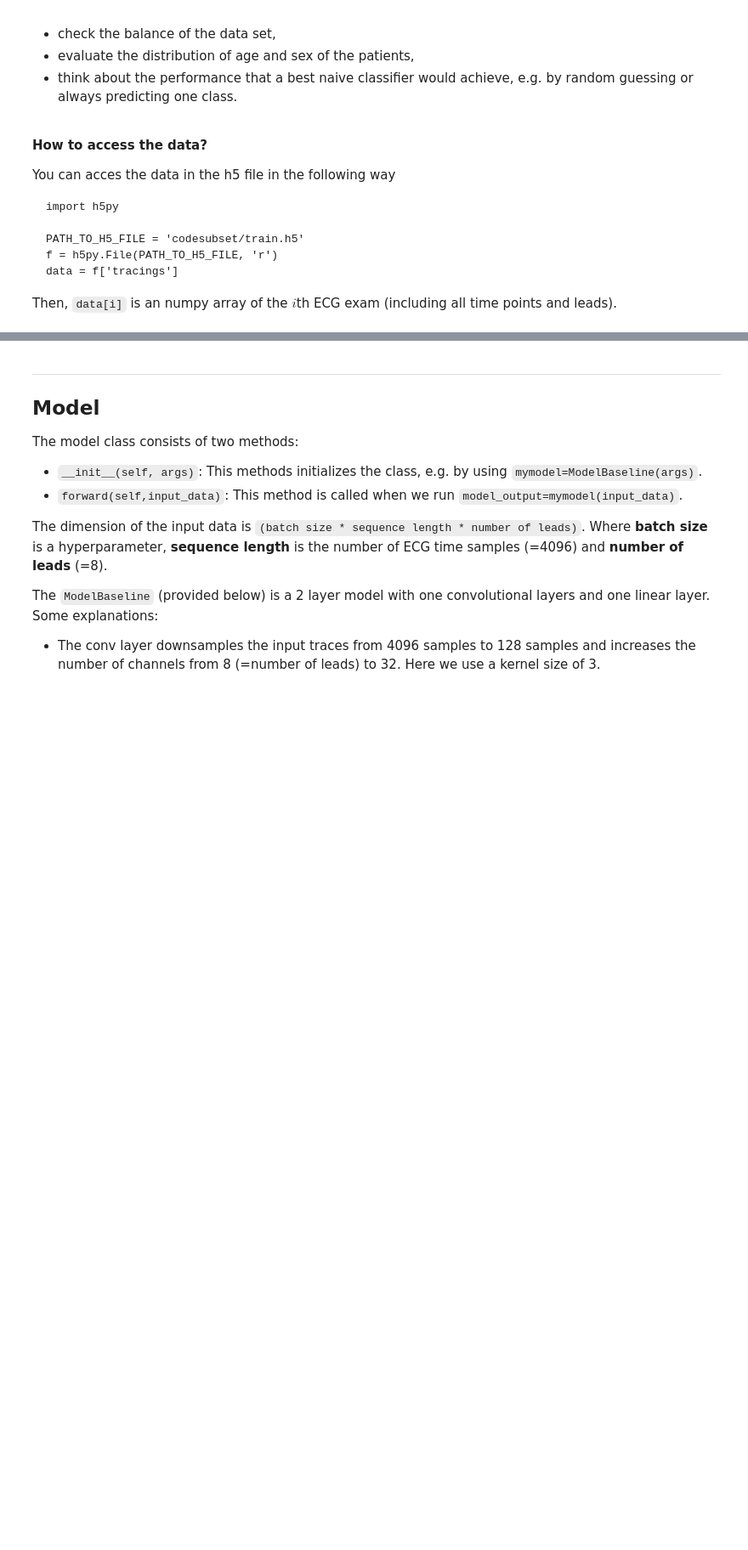
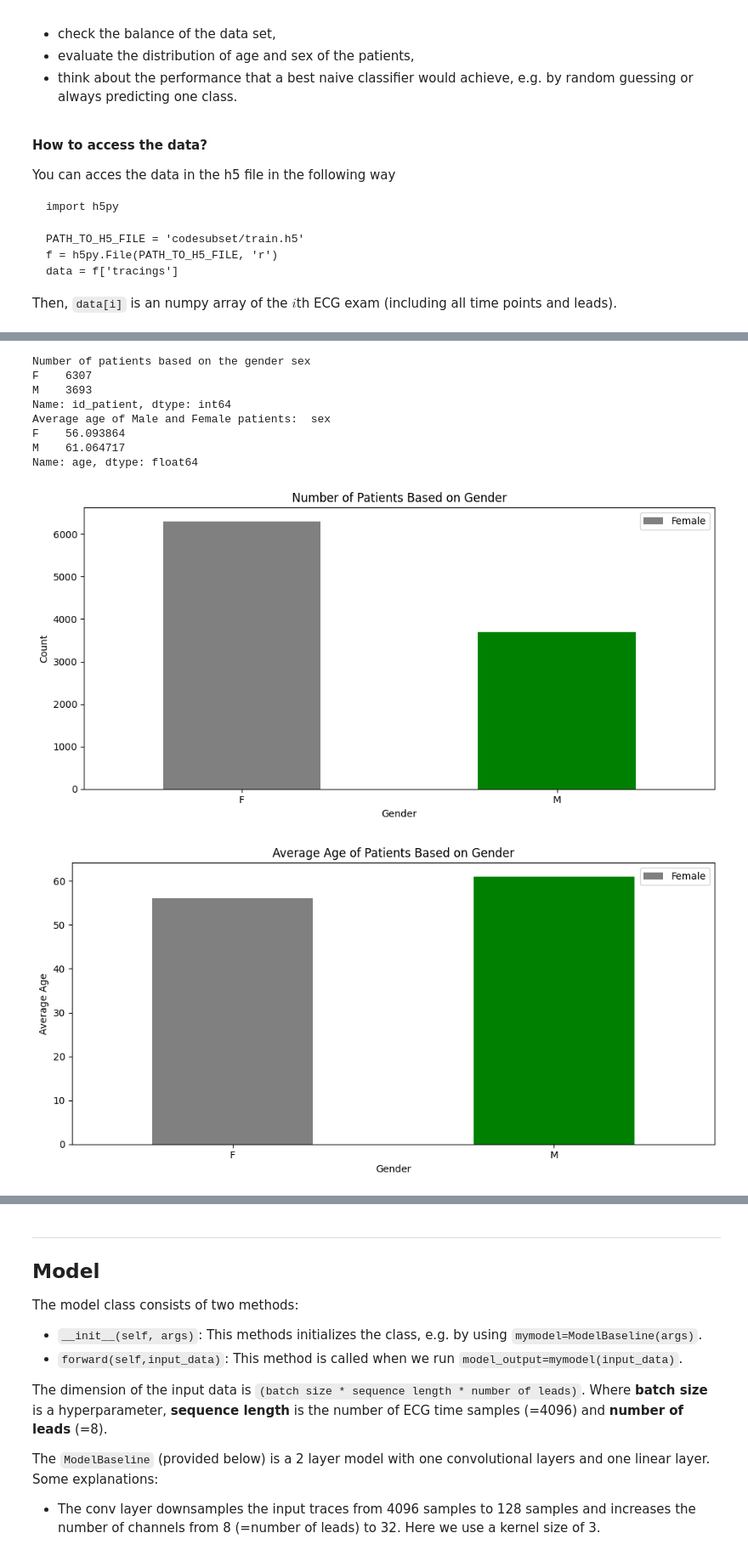
Before and after one commit to Krish97na/Krish97na, a Jupyter notebook: assignment_ecg_classification.ipynb, the cells around one changed output, grey strips where cells are left out. Shown at 85% size. Saved outputs shown, nothing was run; the diff lists cells and outputs as text; code cells hidden in the pictures; blank space fills up the shorter version.

```diff
--- a/assignment_ecg_classification.ipynb
+++ b/assignment_ecg_classification.ipynb
@@ -207,0 +263,44 @@ Please explain your main findings of the data analysis task in a few bullet poin
+# %%
+#Exploring the dataset
+ecg_data = pd.read_csv("codesubset/train.csv")
+
+patientsCount = ecg_data.groupby('sex')['id_patient'].agg('count')
+AverageAge = ecg_data.groupby('sex')['age'].agg('mean')
+age_counts = ecg_data.groupby('age')['id_patient'].count()
+ages = pd.DataFrame(age_counts)
+ages
+print('Number of patients based on the gender',patientsCount)
+print('Average age of Male and Female patients: ', AverageAge)
+
+
+plt.figure(figsize=(10, 5))
+patientsCount.plot(kind='bar', color=['grey', 'green'])
+plt.title('Number of Patients Based on Gender')
+plt.xlabel('Gender')
+plt.ylabel('Count')
+plt.xticks(rotation=0)
+plt.legend(['Female', 'Male'])
+plt.tight_layout()
+plt.show()
+
+# Plotting the average age of patients based on gender
+plt.figure(figsize=(10, 5))
+AverageAge.plot(kind='bar', color=['grey', 'green'])
+plt.title('Average Age of Patients Based on Gender')
+plt.xlabel('Gender')
+plt.ylabel('Average Age')
+plt.xticks(rotation=0)
+plt.legend(['Female', 'Male'])
+plt.tight_layout()
+plt.show()
+# %% [output]
+Number of patients based on the gender sex
+F    6307
+M    3693
+Name: id_patient, dtype: int64
+Average age of Male and Female patients:  sex
+F    56.093864
+M    61.064717
+Name: age, dtype: float64
+[figure, added]
+[figure, added]
```
Also changed, not shown: parts of 22 cells of this notebook.
